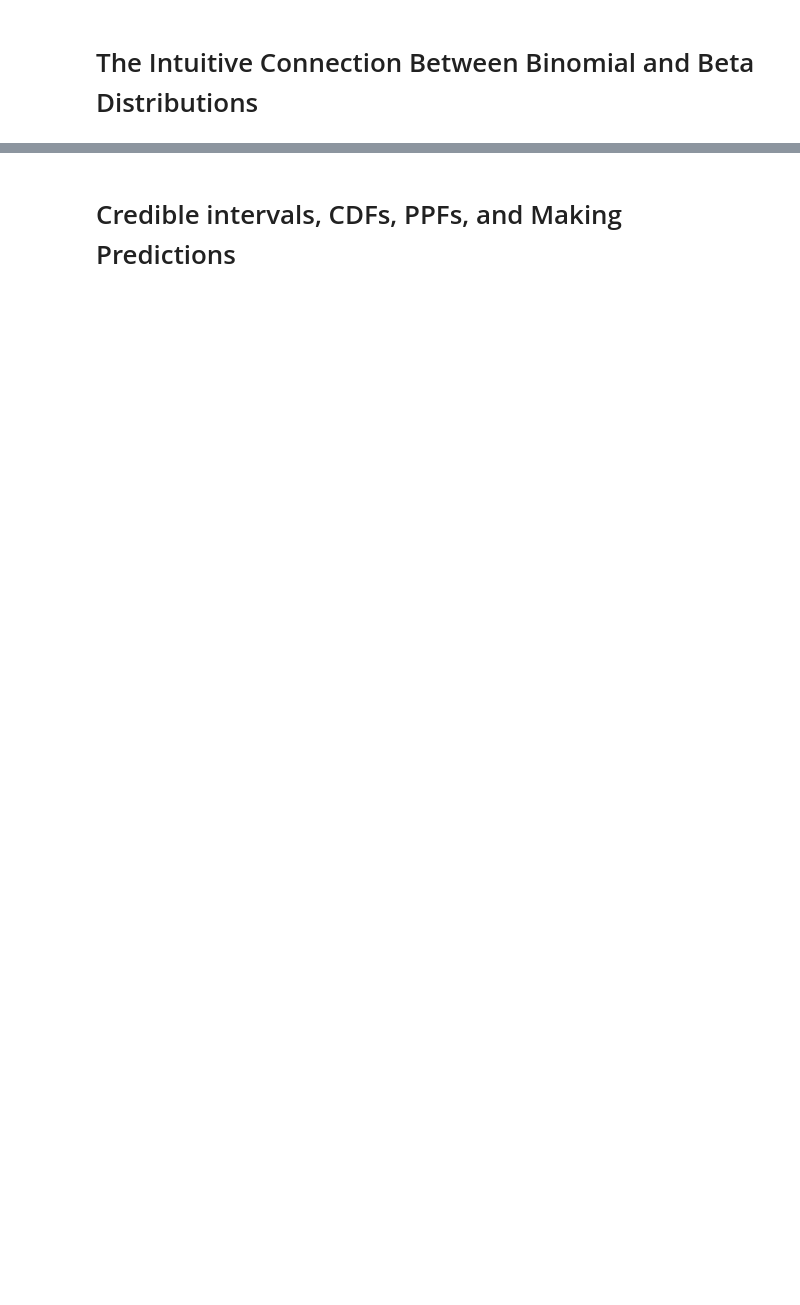
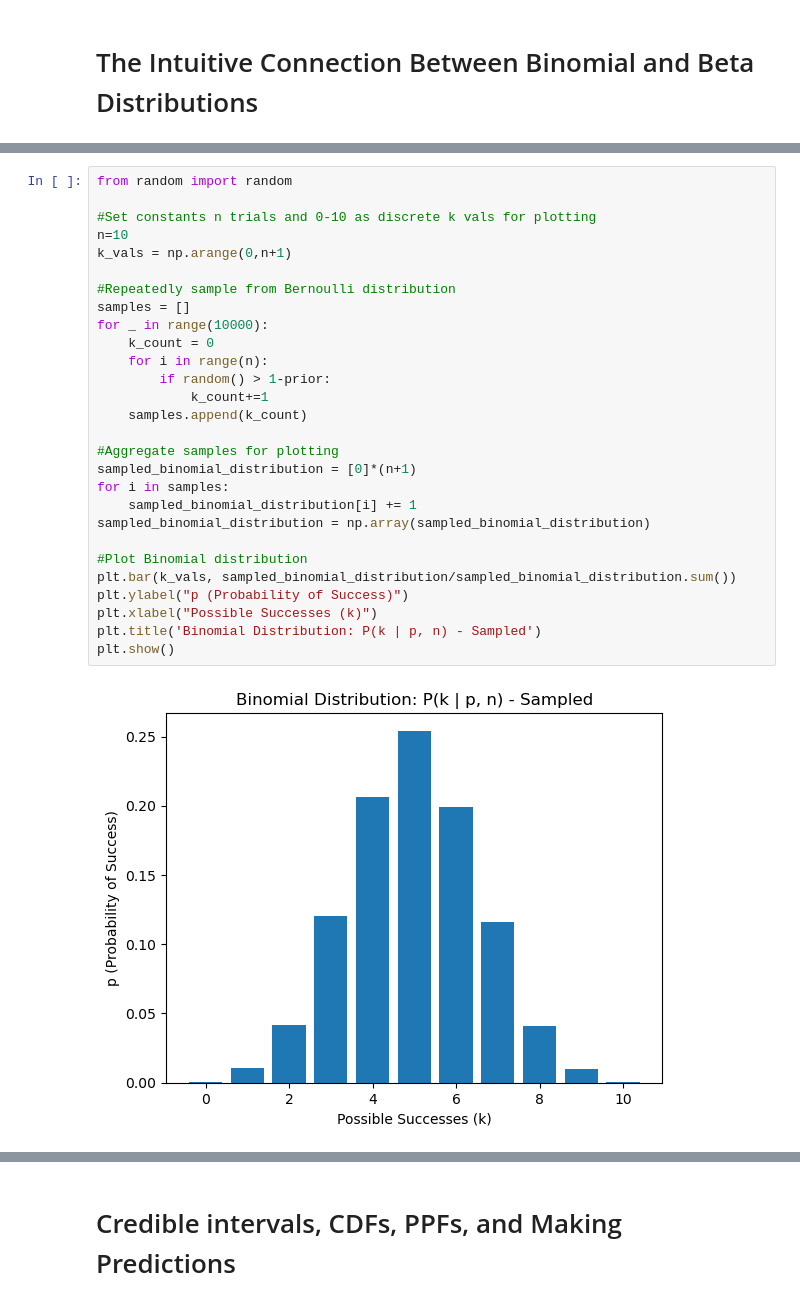
Before and after one commit to richardlottes/statistical_connections, a Jupyter notebook: statistical_connections.ipynb, the cells around one changed output, grey strips where cells are left out. Drawn from its saved outputs; the diff is of its cells as text; blank space fills up the shorter version.

```diff
--- a/statistical_connections.ipynb
+++ b/statistical_connections.ipynb
@@ -77,3 +165,33 @@ Because we know coins tend to be fair, we will assume the following probability
+# %%
+from random import random
+
+#Set constants n trials and 0-10 as discrete k vals for plotting
+n=10
+k_vals = np.arange(0,n+1)
+
+#Repeatedly sample from Bernoulli distribution
+samples = []
+for _ in range(10000):
+    k_count = 0
+    for i in range(n):
+        if random() > 1-prior:
+            k_count+=1
+    samples.append(k_count)
+
+#Aggregate samples for plotting
+sampled_binomial_distribution = [0]*(n+1)
+for i in samples:
+    sampled_binomial_distribution[i] += 1
+sampled_binomial_distribution = np.array(sampled_binomial_distribution)
+
+#Plot Binomial distribution
+plt.bar(k_vals, sampled_binomial_distribution/sampled_binomial_distribution.sum())
+plt.ylabel("p (Probability of Success)")
+plt.xlabel("Possible Successes (k)")
+plt.title('Binomial Distribution: P(k | p, n) - Sampled')
+plt.show()
+# %% [output]
+[figure, added]
 # %%
 def n_choose_k(n: int, k: int) -> int:
     '''
```
Also changed, not shown: parts of 54 cells of this notebook.
